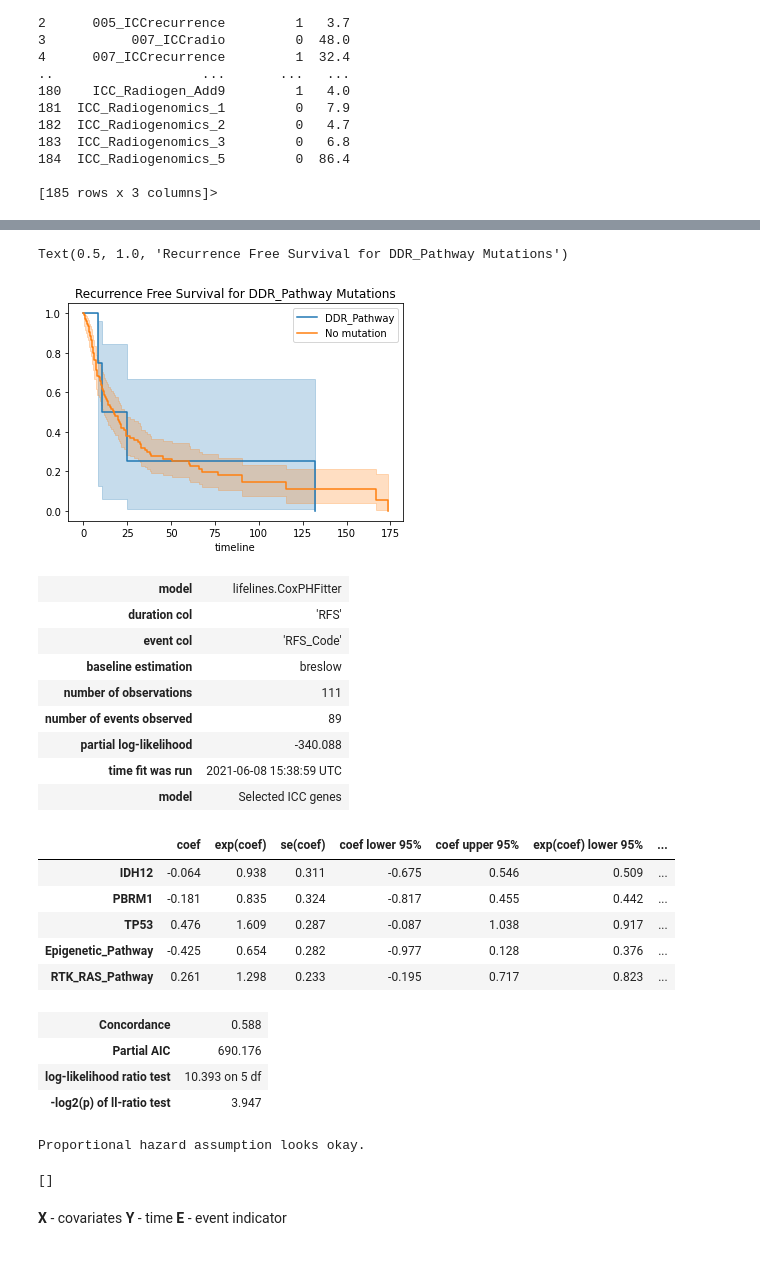
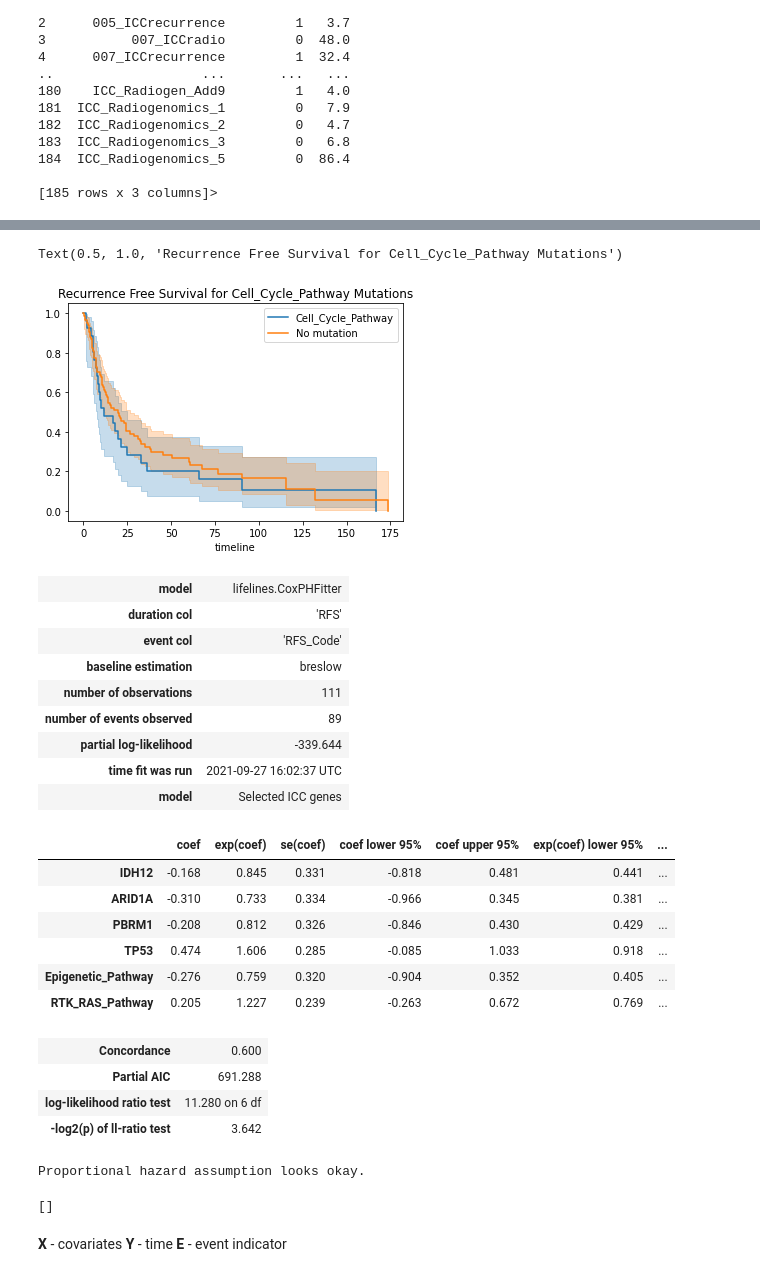
Before and after one commit to strixy16/deep-icc, a Jupyter notebook: data_exploration/explore_genetics.ipynb, the cells around one changed output, grey strips where cells are left out. Cells and saved outputs as stored; diff of their text form; code cells hidden in the pictures.

```diff
--- a/data_exploration/explore_genetics.ipynb
+++ b/data_exploration/explore_genetics.ipynb
@@ -16,5 +14,5 @@ ModuleNotFoundError: No module named 'kerastuner'
 # %%
-genomic_file = "../Data/MSK_Genomic_Data.csv"
+genomic_file = "../../Data/MSK_Genomic_Data.csv"
 
 gene_features = pd.read_csv(genomic_file)
 #Patient IDs have a space at the end of the name
@@ -22,7 +20,7 @@ gene_features['ScoutID'] = gene_features['ScoutID'].str.strip()
 # Fixing columns with illegal characters in name
 gene_features.rename(columns={'CDKN2A.DEL':'CDKN2A_DEL', 'TGF-Beta_Pathway':'TGF_Beta_Pathway'}, inplace=True)
 # %%
-labels_file = "../Data/RFS_Scout.xlsx"
+labels_file = "../../Data/RFS_Scout.xlsx"
 
 rfs_labels = pd.read_excel(labels_file)
 # %%
@@ -76,6 +84,4 @@ plt.plot(genes_and_labels.RFS, genes_and_labels.TGF_Beta_Pathway, 'o', color='bl
 # %%
-gene = 'DDR_Pathway'
-
 epi_path = genes_and_labels.loc[genes_and_labels[gene] == 1]
 non_epi = genes_and_labels.loc[genes_and_labels[gene] == 0]
 
@@ -92,35 +98,36 @@ title = "Recurrence Free Survival for " + gene + " Mutations"
 
 plt.title(title)
 # %% [output]
-Text(0.5, 1.0, 'Recurrence Free Survival for DDR_Pathway Mutations')
+Text(0.5, 1.0, 'Recurrence Free Survival for Cell_Cycle_Pathway Mutations')
-[figure, old version]
+[figure, new version]
 # %%
-genes_for_cph = genes_and_labels[["IDH12", "PBRM1", "TP53", "Epigenetic_Pathway", "RTK_RAS_Pathway", "RFS", "RFS_Code"]]
+genes_for_cph = genes_and_labels[["IDH12", "ARID1A", "PBRM1", "TP53", "Epigenetic_Pathway", "RTK_RAS_Pathway", "RFS", "RFS_Code"]]
 
 cph = CoxPHFitter()
 cph.fit(genes_for_cph, duration_col='RFS', event_col='RFS_Code')
 cph.print_summary(model="Selected ICC genes", decimals=3)
 cph.check_assumptions(genes_for_cph, p_value_threshold=0.05, show_plots=True)
 # %% [output]
 | model | lifelines.CoxPHFitter |
 | duration col | 'RFS' |
 | event col | 'RFS_Code' |
 | baseline estimation | breslow |
 | number of observations | 111 |
 | number of events observed | 89 |
-| partial log-likelihood | -340.088 |
-| time fit was run | 2021-06-08 15:38:59 UTC |
+| partial log-likelihood | -339.644 |
+| time fit was run | 2021-09-27 16:02:37 UTC |
 | model | Selected ICC genes |
 |  | coef | exp(coef) | se(coef) | coef lower 95% | coef upper 95% | exp(coef) lower 95% | ... |
-| IDH12 | -0.064 | 0.938 | 0.311 | -0.675 | 0.546 | 0.509 | ... |
-| PBRM1 | -0.181 | 0.835 | 0.324 | -0.817 | 0.455 | 0.442 | ... |
-| TP53 | 0.476 | 1.609 | 0.287 | -0.087 | 1.038 | 0.917 | ... |
-| Epigenetic_Pathway | -0.425 | 0.654 | 0.282 | -0.977 | 0.128 | 0.376 | ... |
-| RTK_RAS_Pathway | 0.261 | 1.298 | 0.233 | -0.195 | 0.717 | 0.823 | ... |
+| IDH12 | -0.168 | 0.845 | 0.331 | -0.818 | 0.481 | 0.441 | ... |
+| ARID1A | -0.310 | 0.733 | 0.334 | -0.966 | 0.345 | 0.381 | ... |
+| PBRM1 | -0.208 | 0.812 | 0.326 | -0.846 | 0.430 | 0.429 | ... |
+| TP53 | 0.474 | 1.606 | 0.285 | -0.085 | 1.033 | 0.918 | ... |
+| Epigenetic_Pathway | -0.276 | 0.759 | 0.320 | -0.904 | 0.352 | 0.405 | ... |
+| RTK_RAS_Pathway | 0.205 | 1.227 | 0.239 | -0.263 | 0.672 | 0.769 | ... |
-| Concordance | 0.588 |
-| Partial AIC | 690.176 |
-| log-likelihood ratio test | 10.393 on 5 df |
-| -log2(p) of ll-ratio test | 3.947 |
+| Concordance | 0.600 |
+| Partial AIC | 691.288 |
+| log-likelihood ratio test | 11.280 on 6 df |
+| -log2(p) of ll-ratio test | 3.642 |
 Proportional hazard assumption looks okay.
 []
 # %%
```
Also changed, not shown: parts of 4 cells of this notebook.
